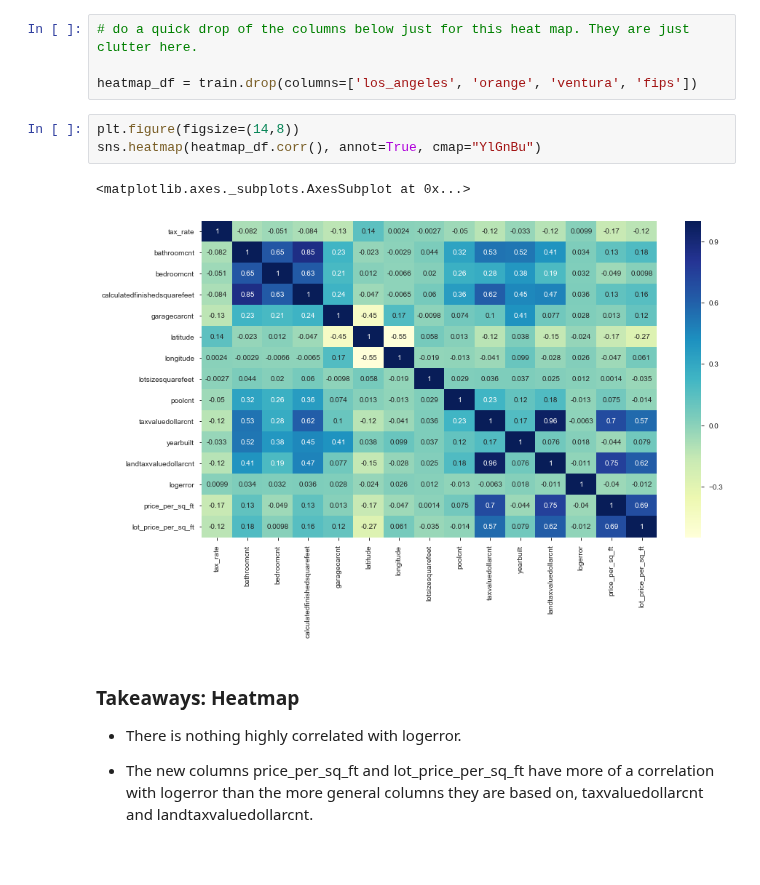
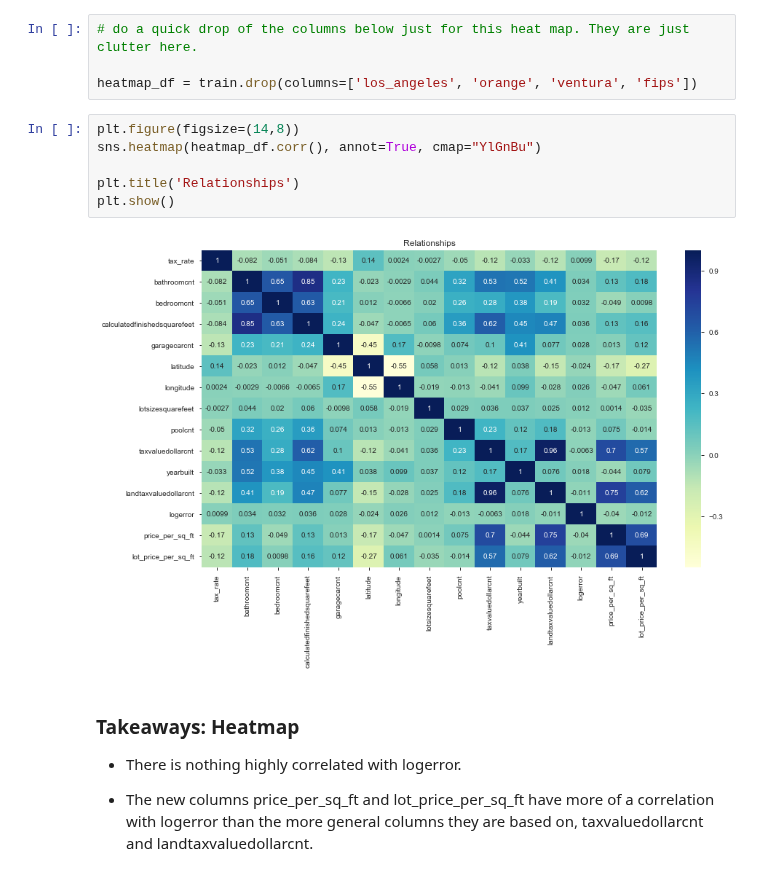
Before and after one commit to FJ-Zillow-Org/Zillow, a Jupyter notebook: deliverable.ipynb, the cells around one changed output. Saved outputs shown, nothing was run; the diff lists cells and outputs as text.

```diff
--- a/deliverable.ipynb
+++ b/deliverable.ipynb
@@ -268,9 +357,11 @@ heatmap_df = train.drop(columns=['los_angeles', 'orange', 'ventura', 'fips'])
 # %%
 plt.figure(figsize=(14,8))
 sns.heatmap(heatmap_df.corr(), annot=True, cmap="YlGnBu")
+
+plt.title('Relationships')
+plt.show()
 # %% [output]
-<matplotlib.axes._subplots.AxesSubplot at 0x...>
-[figure, old version]
+[figure, new version]
 # %% [markdown]
 ### Takeaways: Heatmap
 
```
Also changed, not shown: parts of 3 cells of this notebook.
